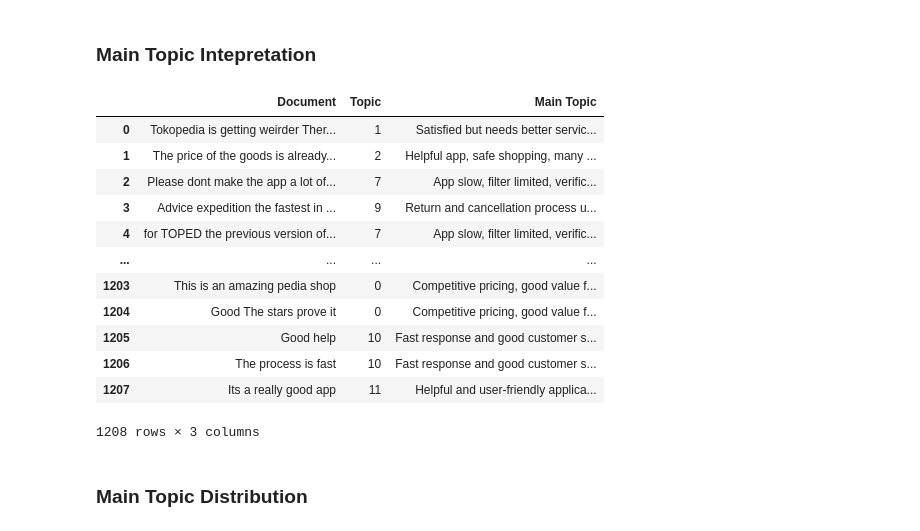
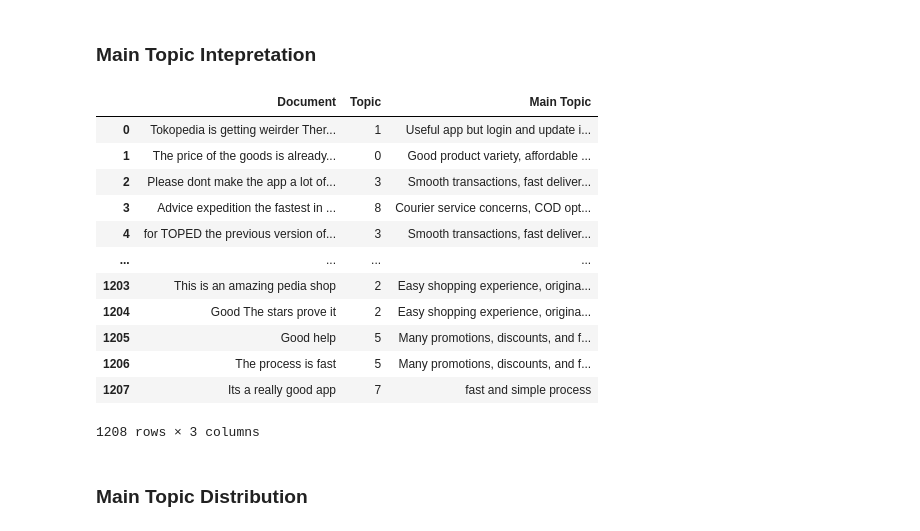
Before and after one commit to WayanArdike/gopay, a Jupyter notebook: study-case-tokopedia.ipynb, the cells around one changed output. Saved outputs shown, nothing was run; the diff lists cells and outputs as text; code cells hidden in the pictures.

```diff
--- a/study-case-tokopedia.ipynb
+++ b/study-case-tokopedia.ipynb
@@ -824,42 +822,38 @@ positive_info
 # %% [markdown]
 ### Main Topic Intepretation
-# %%
-positive_topic.set_topic_labels({
-    0: "Competitive pricing, good value for money",
-    1: "Satisfied but needs better service and courier reliability",
-    2: "Helpful app, safe shopping, many cashback offers",
-    3: "Easy transactions and safe shopping experience",
-    4: "Complete online store, fast delivery service",
-    5: "Lots of promotions, discounts, and free shipping",
-    6: "Unclear complaint handling, expensive costs, weak customer support",
-    7: "App slow, filter limited, verification process difficult",
-    8: "Complicated payment verification and balance usage",
-    9: "Return and cancellation process unclear and slow",
-    10: "Fast response and good customer service",
-    11: "Helpful and user-friendly application"
-})
-
-
-
-
-positive_info = positive_topic.get_document_info(positive)
-positive_info["Main Topic"] = positive_info["CustomName"]
-positive_info = positive_info[["Document","Topic", "Main Topic"]]
-positive_info
-# %% [output]
-|  | Document | Topic | Main Topic |
-| 0 | Tokopedia is getting weirder Ther... | 1 | Satisfied but needs better servic... |
-| 1 | The price of the goods is already... | 2 | Helpful app, safe shopping, many ... |
-| 2 | Please dont make the app a lot of... | 7 | App slow, filter limited, verific... |
-| 3 | Advice expedition the fastest in ... | 9 | Return and cancellation process u... |
-| 4 | for TOPED the previous version of... | 7 | App slow, filter limited, verific... |
-| ... | ... | ... | ... |
-| 1203 | This is an amazing pedia shop | 0 | Competitive pricing, good value f... |
-| 1204 | Good The stars prove it | 0 | Competitive pricing, good value f... |
-| 1205 | Good help | 10 | Fast response and good customer s... |
-| 1206 | The process is fast | 10 | Fast response and good customer s... |
-| 1207 | Its a really good app | 11 | Helpful and user-friendly applica... |
-1208 rows × 3 columns
+# %%
+positive_topic.set_topic_labels({
+    0: "Good product variety, affordable prices, consistent quality",
+    1: "Useful app but login and update issues",
+    2: "Easy shopping experience, original products, good recommendations",
+    3: "Smooth transactions, fast delivery, reliable discounts",
+    4: "Convenient app for shopping and top-ups, some errors remain",
+    5: "Many promotions, discounts, and free shipping benefits",
+    6: "Very easy-to-use app, reliable and safe shopping",
+    7: "fast and simple process",
+    8: "Courier service concerns, COD option highly appreciated",
+    9: "Profitable, user-friendly, helps find desired products easily"
+})
+
+
+positive_info = positive_topic.get_document_info(positive)
+positive_info["Main Topic"] = positive_info["CustomName"]
+positive_info = positive_info[["Document","Topic", "Main Topic"]]
+positive_info
+# %% [output]
+|  | Document | Topic | Main Topic |
+| 0 | Tokopedia is getting weirder Ther... | 1 | Useful app but login and update i... |
+| 1 | The price of the goods is already... | 0 | Good product variety, affordable ... |
+| 2 | Please dont make the app a lot of... | 3 | Smooth transactions, fast deliver... |
+| 3 | Advice expedition the fastest in ... | 8 | Courier service concerns, COD opt... |
+| 4 | for TOPED the previous version of... | 3 | Smooth transactions, fast deliver... |
+| ... | ... | ... | ... |
+| 1203 | This is an amazing pedia shop | 2 | Easy shopping experience, origina... |
+| 1204 | Good The stars prove it | 2 | Easy shopping experience, origina... |
+| 1205 | Good help | 5 | Many promotions, discounts, and f... |
+| 1206 | The process is fast | 5 | Many promotions, discounts, and f... |
+| 1207 | Its a really good app | 7 | fast and simple process |
+1208 rows × 3 columns
 # %%
 def get_topic_group(topic_number):
     if topic_number in [6, 8, 14, 19, 20, 22]:
```
Also changed, not shown: parts of 2 cells of this notebook.
